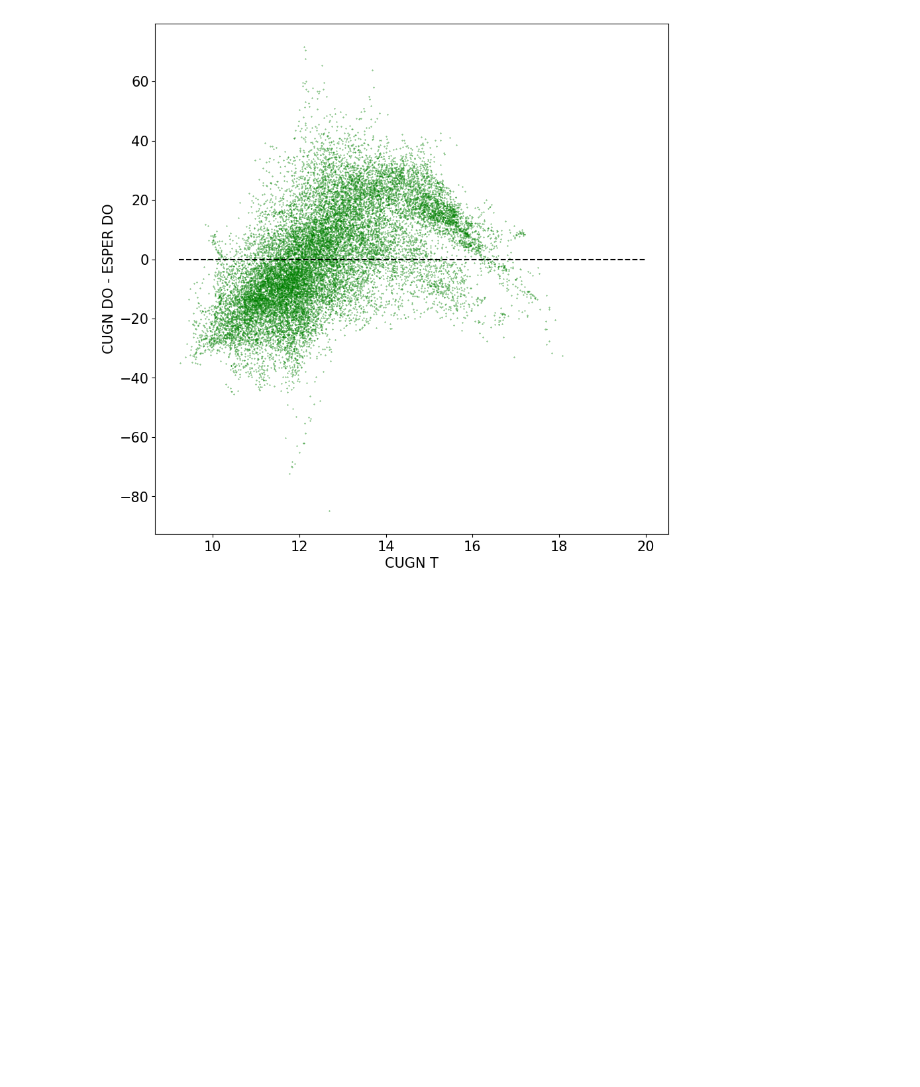
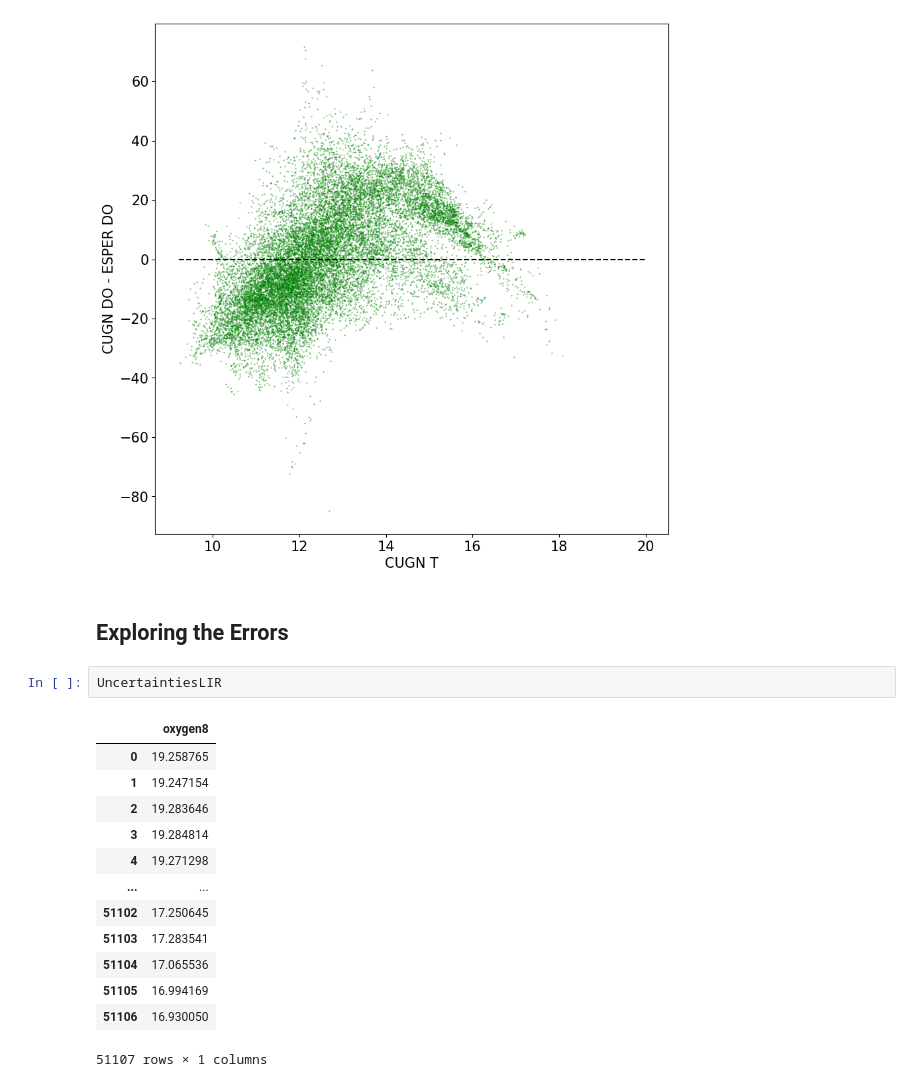
Before and after one commit to Sea-Meets-the-Stars/cugn, a Jupyter notebook: nb/PredictDO.ipynb, the cells around one changed output. Drawn from its saved outputs; the diff is of its cells as text; blank space fills up the shorter version.

```diff
--- a/nb/PredictDO.ipynb
+++ b/nb/PredictDO.ipynb
@@ -183,3 +183,21 @@ plotting.set_fontsize(ax, 15.)
 plt.show()
 # %% [output]
 [figure]
+# %% [markdown]
+## Exploring the Errors
+# %%
+UncertaintiesLIR
+# %% [output]
+|  | oxygen8 |
+| 0 | 19.258765 |
+| 1 | 19.247154 |
+| 2 | 19.283646 |
+| 3 | 19.284814 |
+| 4 | 19.271298 |
+| ... | ... |
+| 51102 | 17.250645 |
+| 51103 | 17.283541 |
+| 51104 | 17.065536 |
+| 51105 | 16.994169 |
+| 51106 | 16.930050 |
+51107 rows × 1 columns
```
Also changed, not shown: parts of 1 cell of this notebook.
